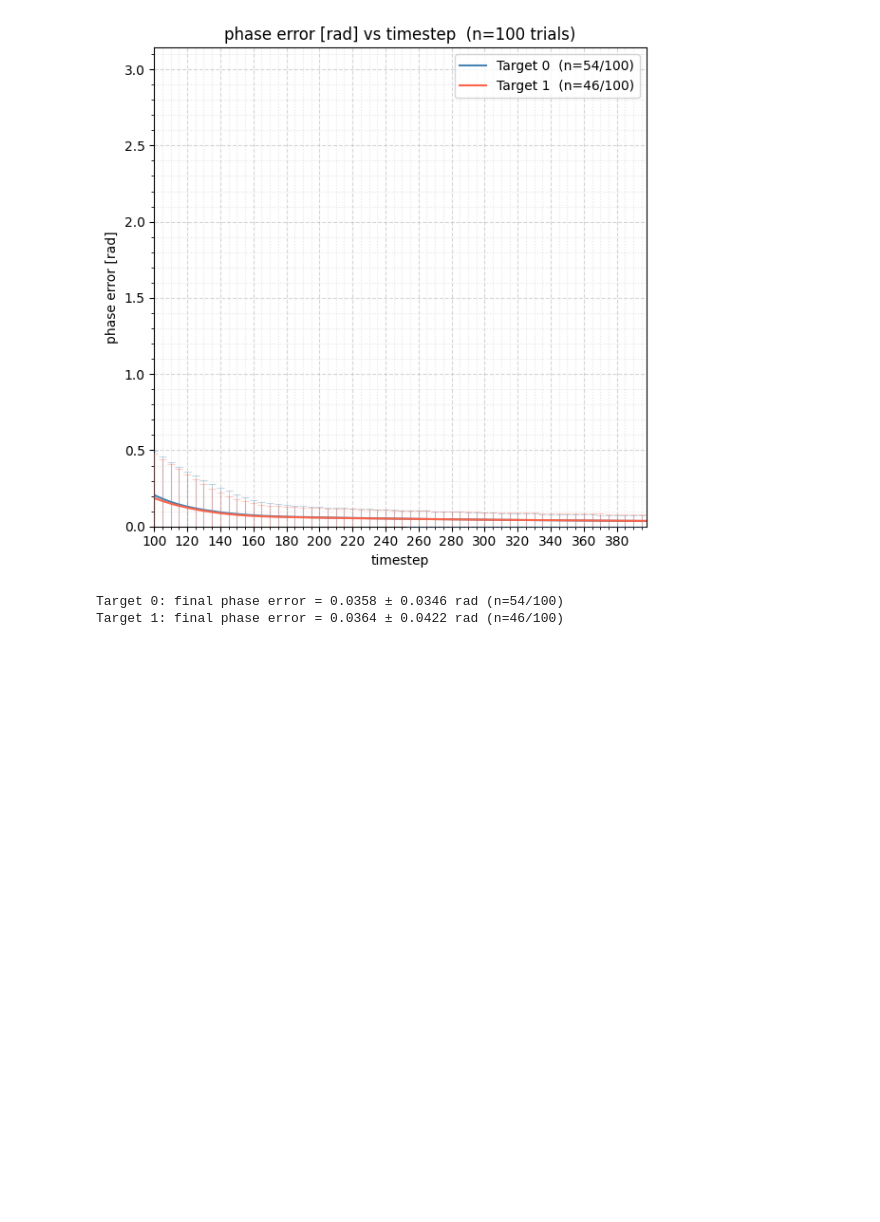
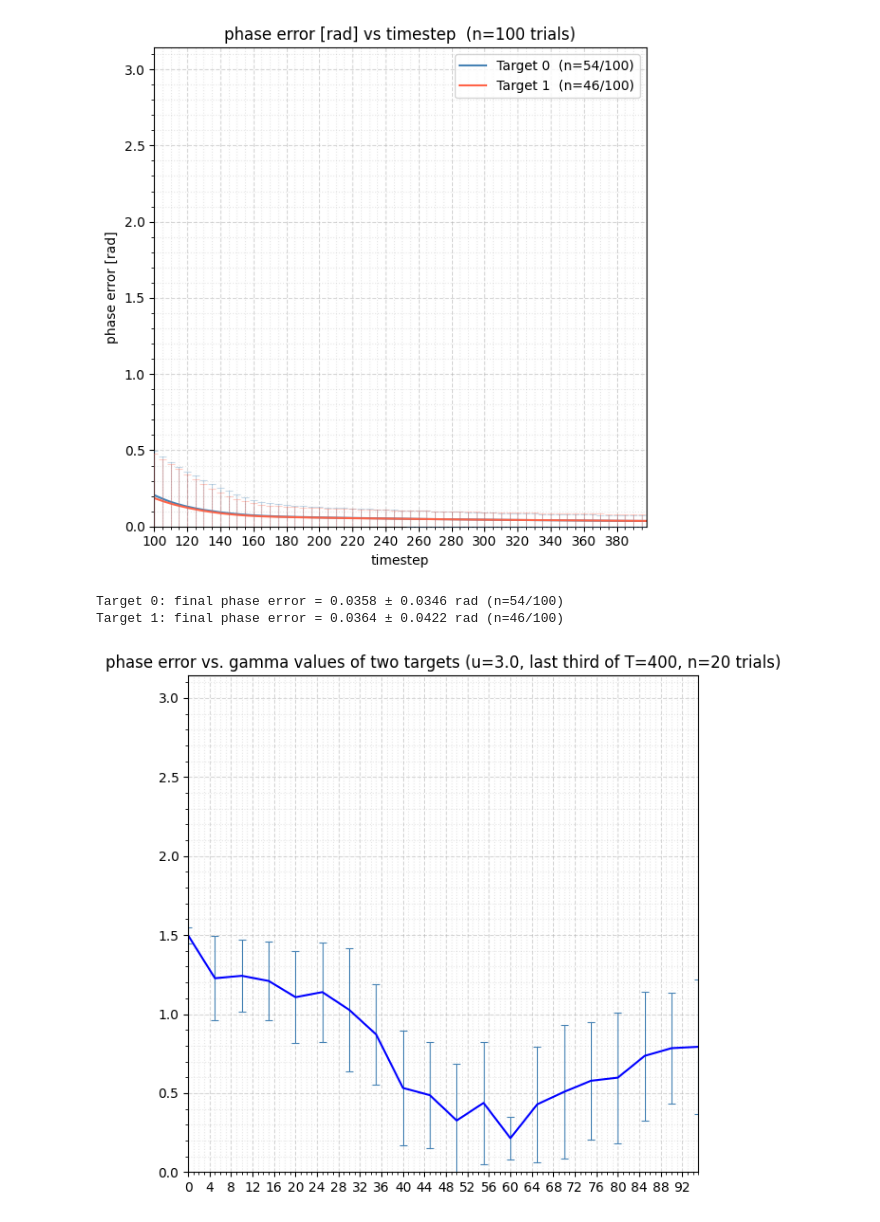
Before and after one commit to noah-ginzburg/RANController, a Jupyter notebook: RAN/mean_field_model_3d.ipynb, the cells around one changed output. Saved outputs shown, nothing was run; the diff lists cells and outputs as text; code cells hidden in the pictures; blank space fills up the shorter version.

```diff
--- a/RAN/mean_field_model_3d.ipynb
+++ b/RAN/mean_field_model_3d.ipynb
@@ -582,3 +585,54 @@ for t_idx, (mean_final, std_final, n_selected) in final_errors.items():
 [figure]
 Target 0: final phase error = 0.0358 ± 0.0346 rad (n=54/100)
 Target 1: final phase error = 0.0364 ± 0.0422 rad (n=46/100)
+# %%
+# Static RAN run, sweep gamma (quality) of two targets — phase error averaged over the last third of the run
+
+target1 = [2.0, 0, np.pi/2, 20.0]
+target2 = [2.0, (-np.pi), np.pi/2, 20.0]
+targets = [target1, target2]
+
+gamma_vals = []
+for i in range(0, 100, 5):
+    gamma_vals.append(float(i))
+
+n_trials = 20
+T = 400
+u = 3.0
+beta = 1.5
+dt = 0.1
+
+start_index = 2 * T // 3   # last third of the run
+
+phase_err_mean = []
+phase_err_std = []
+
+for num in range(len(gamma_vals)):
+    for j in range(len(targets)):
+        targets[j][QUALITY] = gamma_vals[num]
+
+    b = generate_sensory_input(nodes, targets, kappa)
+
+    trial_errors = []
+    for trial in range(n_trials):
+        y = generate_RAN_with_history(u, N_s, M, T, dt, sigma, beta, b)
+
+        target_errors = np.zeros((len(targets), T - start_index))
+        for i in range(start_index, T):
+            vec = cartesian_to_polar_3D([find_vel_avg_3D(nodes, y[i])])[0]
+            for j in range(len(targets)):
+                target_errors[j, i - start_index] = geodesic_distance(
+                    [1.0, targets[j][PHI], targets[j][THETA]], vec
+                )
+
+        # whichever target this trial settled on — the one with the smaller mean error over the window
+        trial_errors.append(np.min(np.mean(target_errors, axis=1)))
+
+    phase_err_mean.append(float(np.mean(trial_errors)))
+    phase_err_std.append(float(np.std(trial_errors)))
+
+plot_scatter_regular(gamma_vals, phase_err_mean, len(gamma_vals)/5,
+                      f"phase error vs. gamma values of two targets (u={u}, last third of T={T}, n={n_trials} trials)",
+                      ymax=np.pi, yerr=phase_err_std, errbar_step=1)
+# %% [output]
+[figure, added]
```
Also changed, not shown: parts of 5 cells of this notebook, 5 other files.
